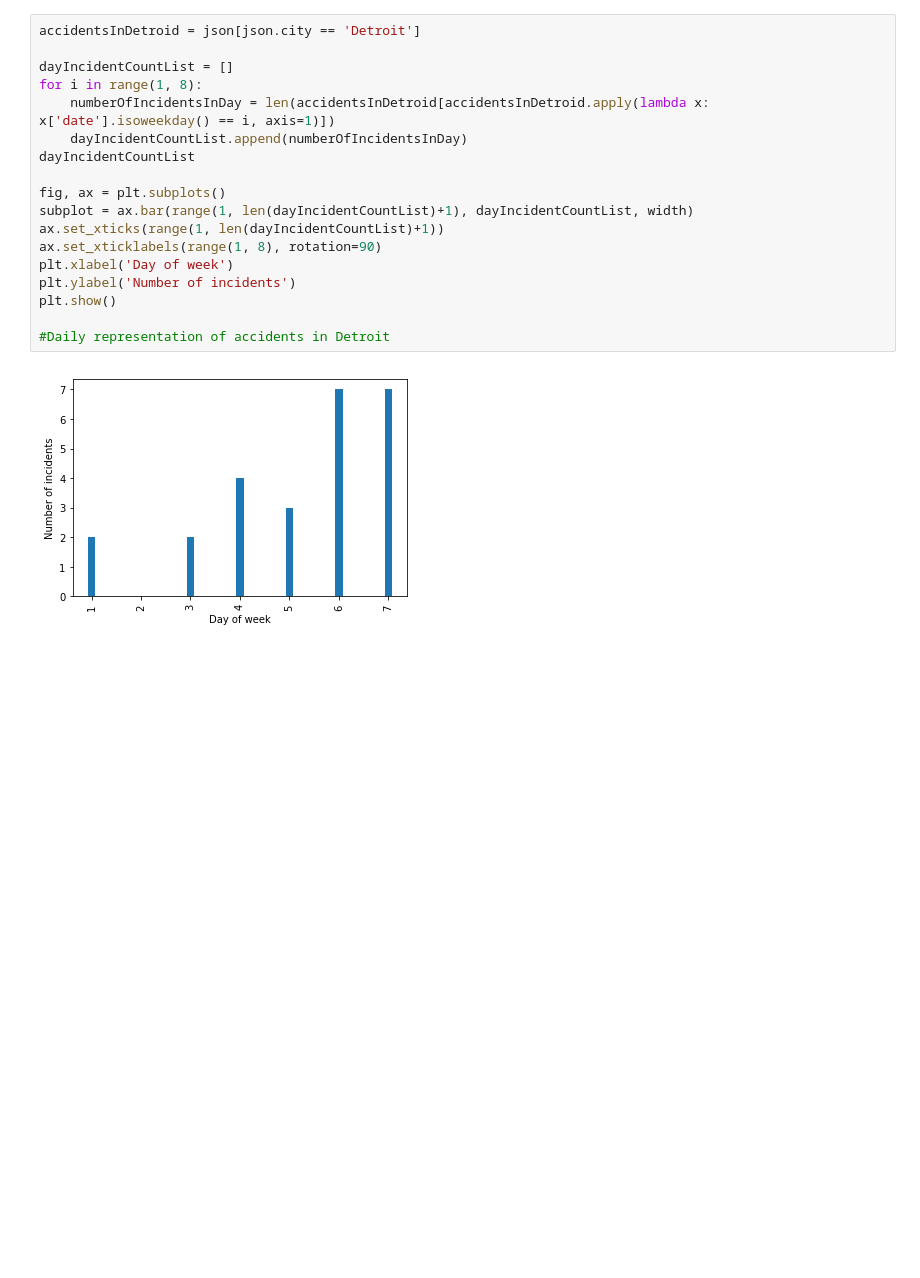
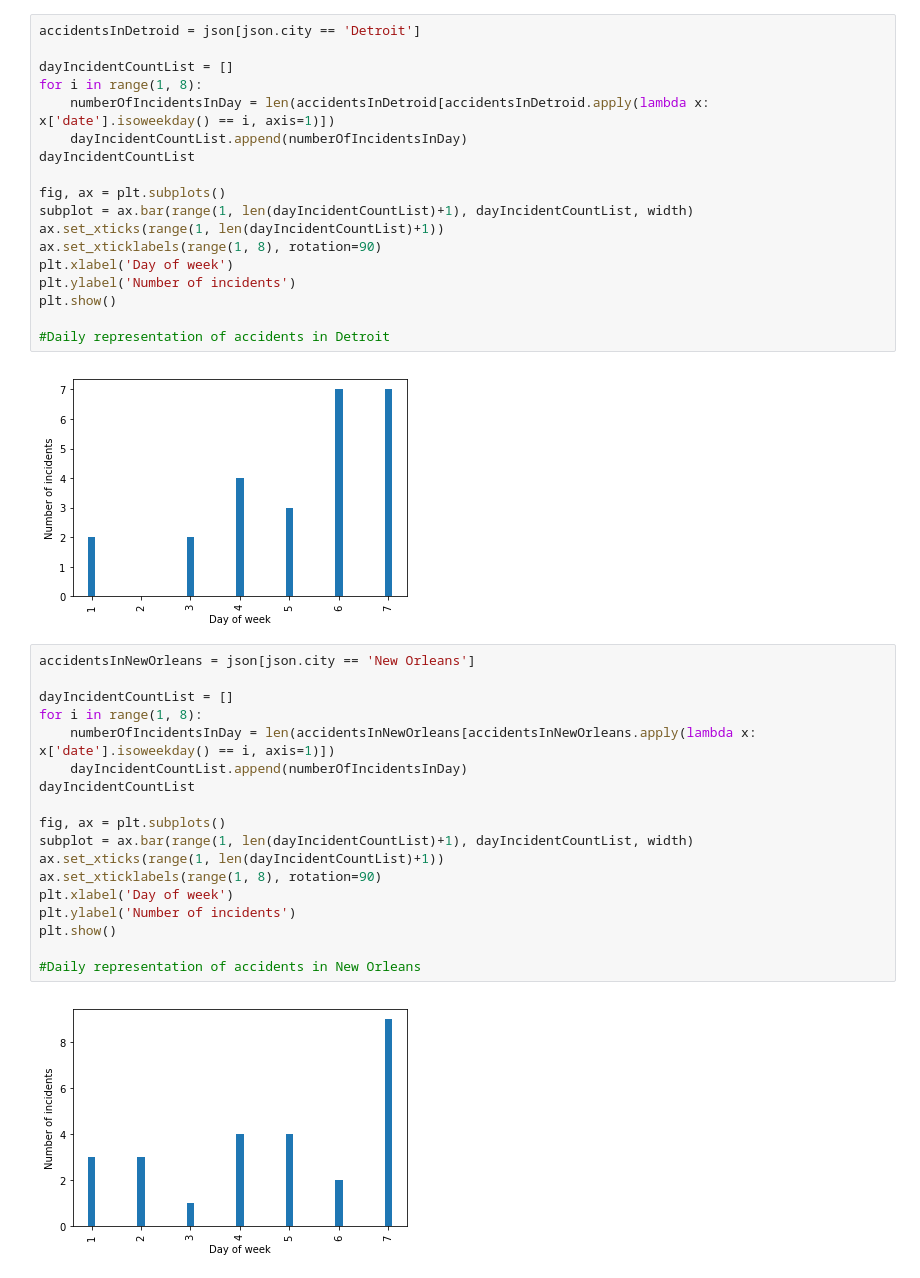
Before and after one commit to BlueEyedHush/us-mass-shootings, a Jupyter notebook: gva-analysis/Gun Violence Archive analysis.ipynb, the cells around one changed output. Saved outputs shown, nothing was run; the diff lists cells and outputs as text; blank space fills up the shorter version.

Commit message:
Add new orlean analisys.

```diff
--- a/gva-analysis/Gun Violence Archive analysis.ipynb
+++ b/gva-analysis/Gun Violence Archive analysis.ipynb
@@ -357,3 +357,23 @@ plt.show()
 #Daily representation of accidents in Detroit
 # %% [output]
 [figure]
+# %%
+accidentsInNewOrleans = json[json.city == 'New Orleans']
+
+dayIncidentCountList = []
+for i in range(1, 8):
+    numberOfIncidentsInDay = len(accidentsInNewOrleans[accidentsInNewOrleans.apply(lambda x: x['date'].isoweekday() == i, axis=1)])
+    dayIncidentCountList.append(numberOfIncidentsInDay)
+dayIncidentCountList
+
+fig, ax = plt.subplots()
+subplot = ax.bar(range(1, len(dayIncidentCountList)+1), dayIncidentCountList, width)
+ax.set_xticks(range(1, len(dayIncidentCountList)+1))
+ax.set_xticklabels(range(1, 8), rotation=90)
+plt.xlabel('Day of week')
+plt.ylabel('Number of incidents')
+plt.show()
+
+#Daily representation of accidents in New Orleans
+# %% [output]
+[figure, added]
```
